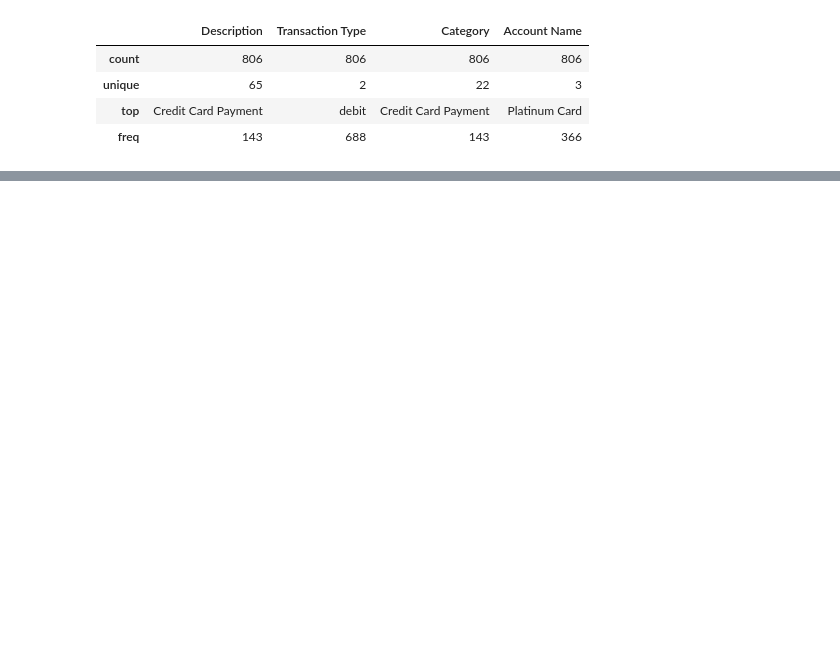
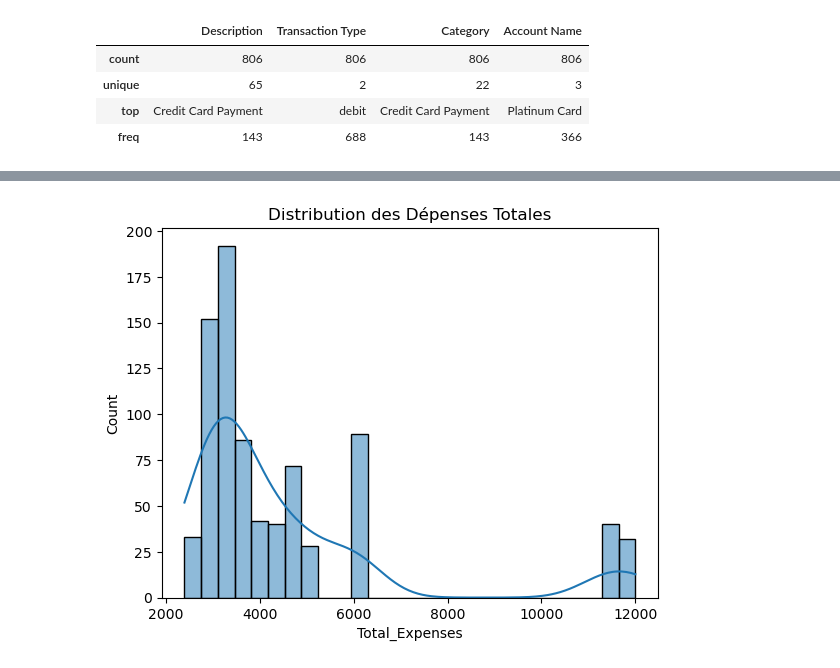
Before and after one commit to bouazizmariem/MiniProjet, a Jupyter notebook: ModelMiniProjet.ipynb, the cells around one changed output, grey strips where cells are left out. Drawn from its saved outputs; the diff is of its cells as text; code cells hidden in the pictures; blank space fills up the shorter version.

```diff
--- a/ModelMiniProjet.ipynb
+++ b/ModelMiniProjet.ipynb
@@ -183,0 +164,10 @@ sns.boxplot(data['Amount'])
+# %%
+data['Previous_Month_Revenues'] = data.groupby('Month')['Total_Revenues'].shift(1)
+data['Previous_Month_Expenses'] = data.groupby('Month')['Total_Expenses'].shift(1)
+
+# 3. Solde net précédent (même logique que pour les revenus/dépenses)
+data['Previous_NetBalance'] = data['NetBalance'].shift(1)
+
+# 4. Moyenne mobile des revenus/dépenses sur 3 mois (exemple)
+data['Rolling_Revenues_3M'] = data['Total_Revenues'].rolling(window=3).mean()
+data['Rolling_Expenses_3M'] = data['Total_Expenses'].rolling(window=3).mean()
@@ -183,0 +360,6 @@ sns.boxplot(data['Amount'])
+# %%
+sns.histplot(data['Total_Expenses'], kde=True)
+plt.title("Distribution des Dépenses Totales")
+plt.show()
+# %% [output]
+[figure, added]
```
Also changed, not shown: parts of 43 cells of this notebook, 3 other files.
